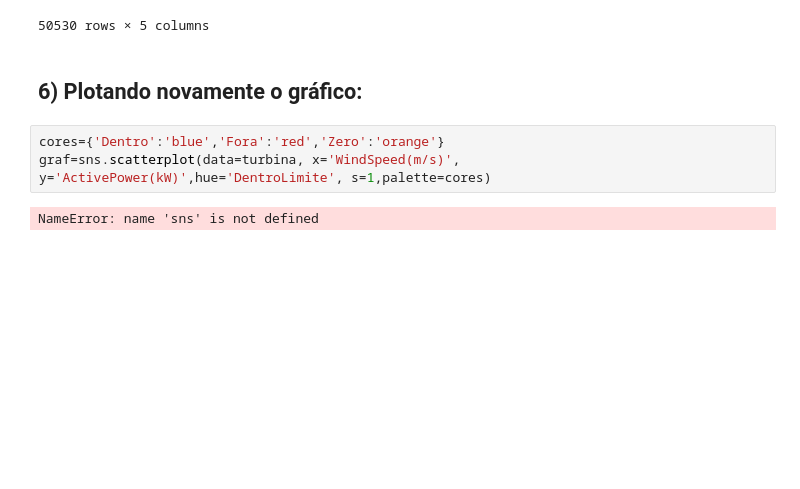
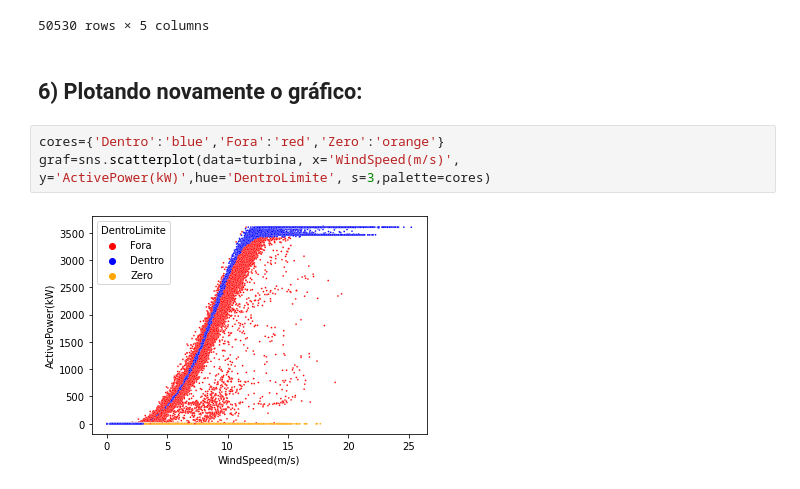
Before and after one commit to PedroVic12/Analise-De-dados, a Jupyter notebook: Analise turbina/Análise Turbina Eólica.ipynb, the cells around one changed output. Drawn from its saved outputs; the diff is of its cells as text; blank space fills up the shorter version.

```diff
--- a/Analise turbina/Análise Turbina Eólica.ipynb
+++ b/Analise turbina/Análise Turbina Eólica.ipynb
@@ -84,6 +96,6 @@ display(turbina)
 ## 6) Plotando novamente o gráfico:
 # %%
 cores={'Dentro':'blue','Fora':'red','Zero':'orange'}
-graf=sns.scatterplot(data=turbina, x='WindSpeed(m/s)', y='ActivePower(kW)',hue='DentroLimite', s=1,palette=cores)
+graf=sns.scatterplot(data=turbina, x='WindSpeed(m/s)', y='ActivePower(kW)',hue='DentroLimite', s=3,palette=cores)
 # %% [output]
-NameError: name 'sns' is not defined
+[figure, added]
```
Also changed, not shown: parts of 1 cell of this notebook.
